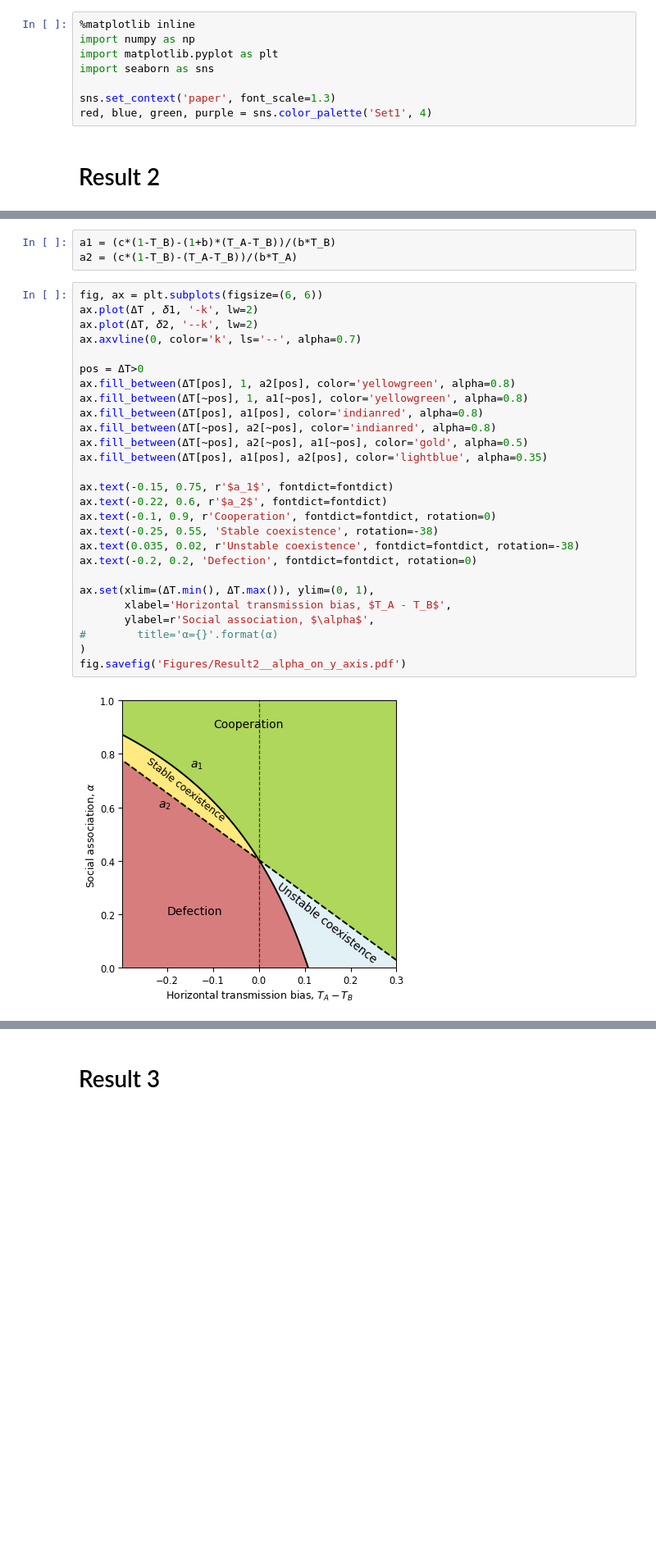
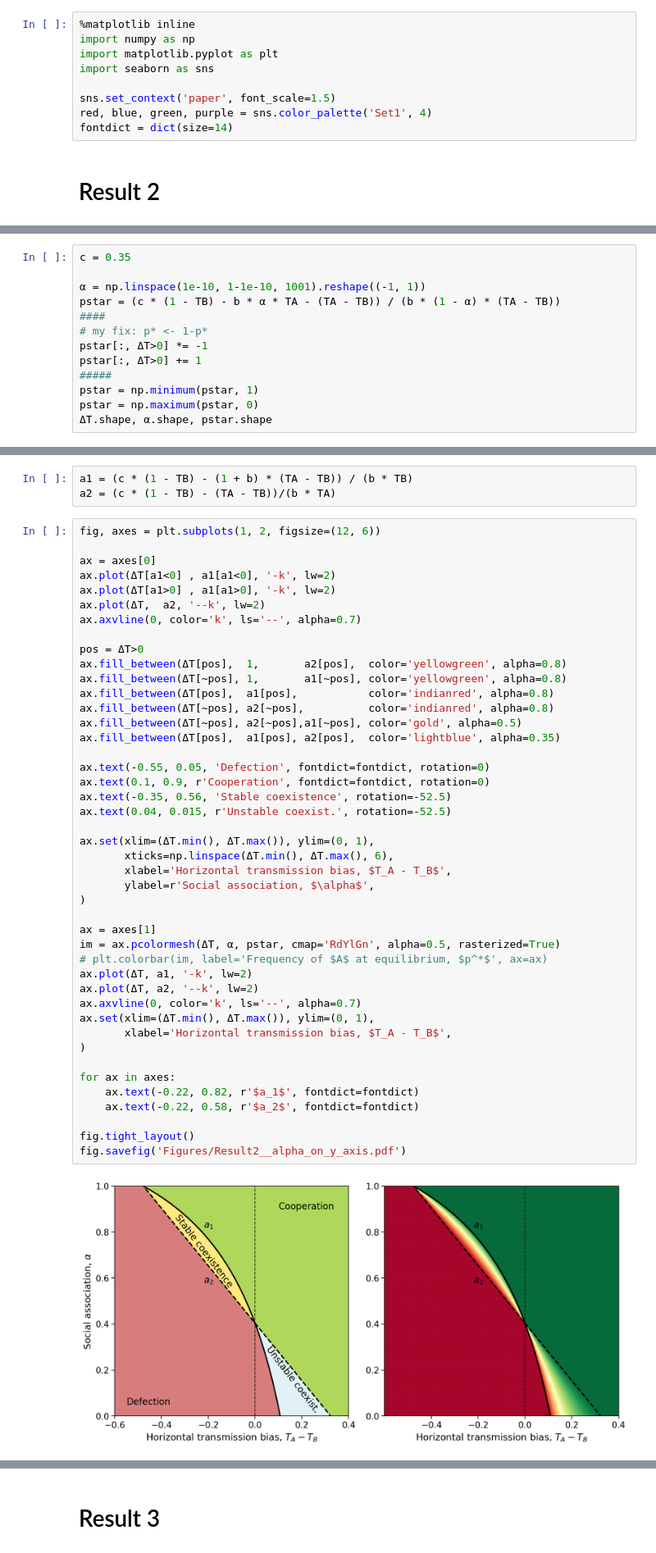
Before and after one commit to yoavram-lab/CulturalCooperation, a Jupyter notebook: ms/figures.ipynb, the cells around one changed output, grey strips where cells are left out. Shown at 82% size. Cells and saved outputs as stored; diff of their text form; blank space fills up the shorter version.

```diff
--- a/ms/figures.ipynb
+++ b/ms/figures.ipynb
@@ -4,8 +4,9 @@ import numpy as np
 import matplotlib.pyplot as plt
 import seaborn as sns
 
-sns.set_context('paper', font_scale=1.3)
+sns.set_context('paper', font_scale=1.5)
 red, blue, green, purple = sns.color_palette('Set1', 4)
+fontdict = dict(size=14)
 # %% [markdown]
 # Result 2
 # %%
@@ -69,0 +92,13 @@ T_B = np.arange(0.1, 0.7, 0.001)
+# %%
+c = 0.35
+
+α = np.linspace(1e-10, 1-1e-10, 1001).reshape((-1, 1))
+pstar = (c * (1 - TB) - b * α * TA - (TA - TB)) / (b * (1 - α) * (TA - TB))
+####
+# my fix: p* <- 1-p*
+pstar[:, ΔT>0] *= -1
+pstar[:, ΔT>0] += 1
+#####
+pstar = np.minimum(pstar, 1)
+pstar = np.maximum(pstar, 0)
+ΔT.shape, α.shape, pstar.shape
@@ -70,32 +107,49 @@ T_B = np.arange(0.1, 0.7, 0.001)
 # %%
-a1 = (c*(1-T_B)-(1+b)*(T_A-T_B))/(b*T_B)
-a2 = (c*(1-T_B)-(T_A-T_B))/(b*T_A)
+a1 = (c * (1 - TB) - (1 + b) * (TA - TB)) / (b * TB)
+a2 = (c * (1 - TB) - (TA - TB))/(b * TA)
 # %%
-fig, ax = plt.subplots(figsize=(6, 6))
-ax.plot(ΔT , 𝛿1, '-k', lw=2)
-ax.plot(ΔT, 𝛿2, '--k', lw=2)
+fig, axes = plt.subplots(1, 2, figsize=(12, 6))
+
+ax = axes[0]
+ax.plot(ΔT[a1<0] , a1[a1<0], '-k', lw=2)
+ax.plot(ΔT[a1>0] , a1[a1>0], '-k', lw=2)
+ax.plot(ΔT,  a2, '--k', lw=2)
 ax.axvline(0, color='k', ls='--', alpha=0.7)
 
 pos = ΔT>0
-ax.fill_between(ΔT[pos], 1, a2[pos], color='yellowgreen', alpha=0.8)
-ax.fill_between(ΔT[~pos], 1, a1[~pos], color='yellowgreen', alpha=0.8)
-ax.fill_between(ΔT[pos], a1[pos], color='indianred', alpha=0.8)
-ax.fill_between(ΔT[~pos], a2[~pos], color='indianred', alpha=0.8)
-ax.fill_between(ΔT[~pos], a2[~pos], a1[~pos], color='gold', alpha=0.5)
-ax.fill_between(ΔT[pos], a1[pos], a2[pos], color='lightblue', alpha=0.35)
+ax.fill_between(ΔT[pos],  1,       a2[pos],  color='yellowgreen', alpha=0.8)
+ax.fill_between(ΔT[~pos], 1,       a1[~pos], color='yellowgreen', alpha=0.8)
+ax.fill_between(ΔT[pos],  a1[pos],           color='indianred', alpha=0.8)
+ax.fill_between(ΔT[~pos], a2[~pos],          color='indianred', alpha=0.8)
+ax.fill_between(ΔT[~pos], a2[~pos],a1[~pos], color='gold', alpha=0.5)
+ax.fill_between(ΔT[pos],  a1[pos], a2[pos],  color='lightblue', alpha=0.35)
 
-ax.text(-0.15, 0.75, r'$a_1$', fontdict=fontdict)
-ax.text(-0.22, 0.6, r'$a_2$', fontdict=fontdict)
-ax.text(-0.1, 0.9, r'Cooperation', fontdict=fontdict, rotation=0)
-ax.text(-0.25, 0.55, 'Stable coexistence', rotation=-38)
-ax.text(0.035, 0.02, r'Unstable coexistence', fontdict=fontdict, rotation=-38)
-ax.text(-0.2, 0.2, 'Defection', fontdict=fontdict, rotation=0)
+ax.text(-0.55, 0.05, 'Defection', fontdict=fontdict, rotation=0)
+ax.text(0.1, 0.9, r'Cooperation', fontdict=fontdict, rotation=0)
+ax.text(-0.35, 0.56, 'Stable coexistence', rotation=-52.5)
+ax.text(0.04, 0.015, r'Unstable coexist.', rotation=-52.5)
 
 ax.set(xlim=(ΔT.min(), ΔT.max()), ylim=(0, 1),
+       xticks=np.linspace(ΔT.min(), ΔT.max(), 6),
        xlabel='Horizontal transmission bias, $T_A - T_B$',
        ylabel=r'Social association, $\alpha$',
-#        title='α={}'.format(α)
 )
+
+ax = axes[1]
+im = ax.pcolormesh(ΔT, α, pstar, cmap='RdYlGn', alpha=0.5, rasterized=True)
+# plt.colorbar(im, label='Frequency of $A$ at equilibrium, $p^*$', ax=ax)
+ax.plot(ΔT, a1, '-k', lw=2)
+ax.plot(ΔT, a2, '--k', lw=2)
+ax.axvline(0, color='k', ls='--', alpha=0.7)
+ax.set(xlim=(ΔT.min(), ΔT.max()), ylim=(0, 1),
+       xlabel='Horizontal transmission bias, $T_A - T_B$',
+)
+
+for ax in axes:
+    ax.text(-0.22, 0.82, r'$a_1$', fontdict=fontdict)
+    ax.text(-0.22, 0.58, r'$a_2$', fontdict=fontdict)
+
+fig.tight_layout()
 fig.savefig('Figures/Result2__alpha_on_y_axis.pdf')
 # %% [output]
-[figure, old version]
+[figure, new version]
```
Also changed, not shown: parts of 15 cells of this notebook.
